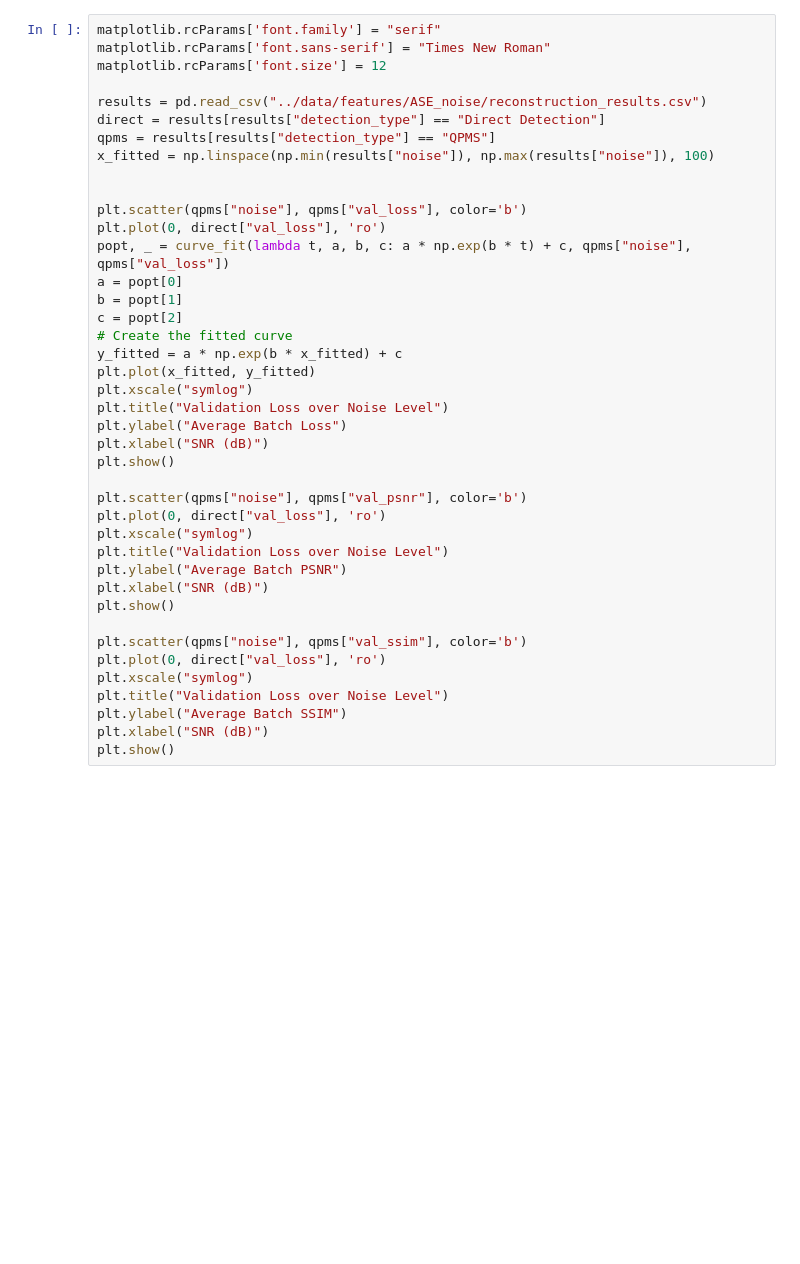
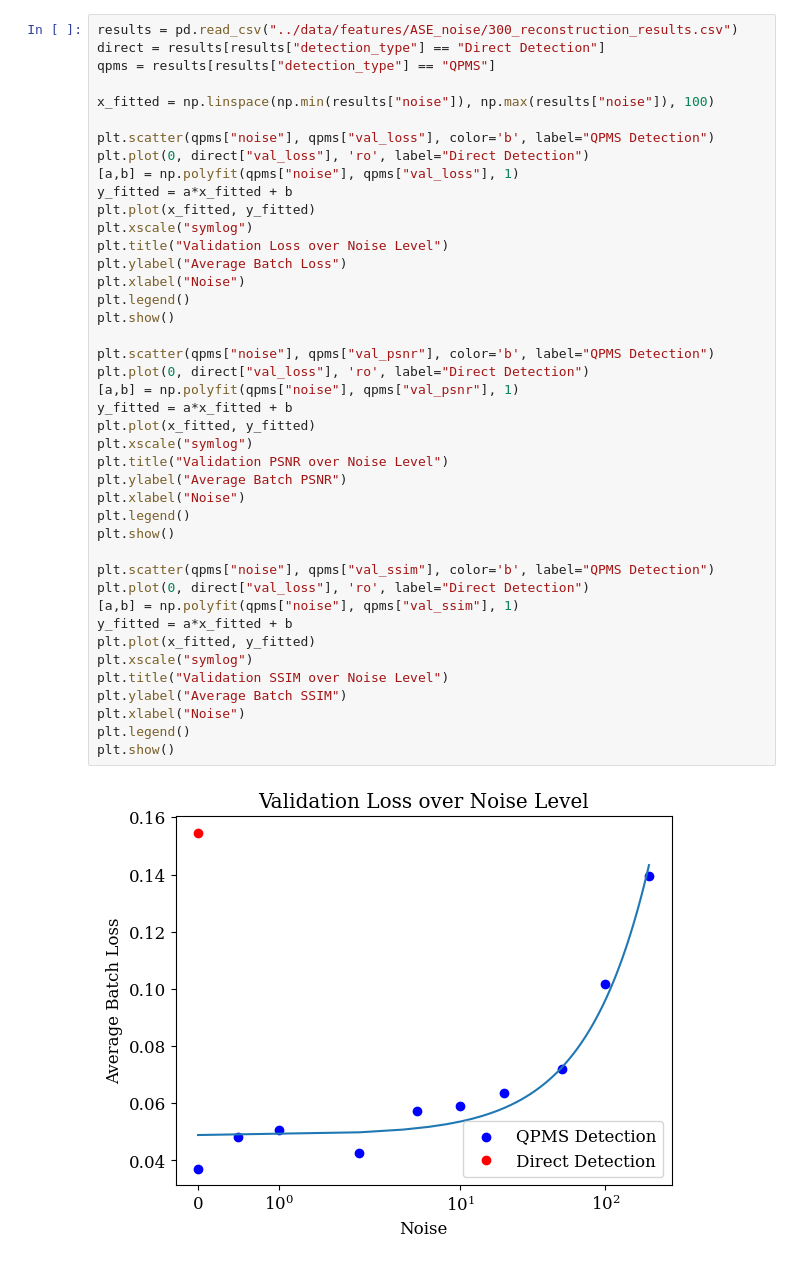
Before and after one commit to mbthomas1124/low-photon-compressive-imaging, a Jupyter notebook: code/figures.ipynb, the cells around one changed output. Drawn from its saved outputs; the diff is of its cells as text; blank space fills up the shorter version.

Commit message:
300 feature figures

```diff
--- a/code/figures.ipynb
+++ b/code/figures.ipynb
@@ -9,41 +12,44 @@ from scipy.optimize import curve_fit
 # %%
-matplotlib.rcParams['font.family'] = "serif"
-matplotlib.rcParams['font.sans-serif'] = "Times New Roman"
-matplotlib.rcParams['font.size'] = 12
-
-results = pd.read_csv("../data/features/ASE_noise/reconstruction_results.csv")
+results = pd.read_csv("../data/features/ASE_noise/300_reconstruction_results.csv")
 direct = results[results["detection_type"] == "Direct Detection"]
 qpms = results[results["detection_type"] == "QPMS"]
+
 x_fitted = np.linspace(np.min(results["noise"]), np.max(results["noise"]), 100)
 
-
-plt.scatter(qpms["noise"], qpms["val_loss"], color='b')
-plt.plot(0, direct["val_loss"], 'ro')
-popt, _ = curve_fit(lambda t, a, b, c: a * np.exp(b * t) + c, qpms["noise"], qpms["val_loss"])
-a = popt[0]
-b = popt[1]
-c = popt[2]
-# Create the fitted curve
-y_fitted = a * np.exp(b * x_fitted) + c
+plt.scatter(qpms["noise"], qpms["val_loss"], color='b', label="QPMS Detection")
+plt.plot(0, direct["val_loss"], 'ro', label="Direct Detection")
+[a,b] = np.polyfit(qpms["noise"], qpms["val_loss"], 1)
+y_fitted = a*x_fitted + b
 plt.plot(x_fitted, y_fitted)
 plt.xscale("symlog")
 plt.title("Validation Loss over Noise Level")
 plt.ylabel("Average Batch Loss")
-plt.xlabel("SNR (dB)")
+plt.xlabel("Noise")
+plt.legend()
 plt.show()
 
-plt.scatter(qpms["noise"], qpms["val_psnr"], color='b')
-plt.plot(0, direct["val_loss"], 'ro')
+plt.scatter(qpms["noise"], qpms["val_psnr"], color='b', label="QPMS Detection")
+plt.plot(0, direct["val_loss"], 'ro', label="Direct Detection")
+[a,b] = np.polyfit(qpms["noise"], qpms["val_psnr"], 1)
+y_fitted = a*x_fitted + b
+plt.plot(x_fitted, y_fitted)
 plt.xscale("symlog")
-plt.title("Validation Loss over Noise Level")
+plt.title("Validation PSNR over Noise Level")
 plt.ylabel("Average Batch PSNR")
-plt.xlabel("SNR (dB)")
+plt.xlabel("Noise")
+plt.legend()
 plt.show()
 
-plt.scatter(qpms["noise"], qpms["val_ssim"], color='b')
-plt.plot(0, direct["val_loss"], 'ro')
+plt.scatter(qpms["noise"], qpms["val_ssim"], color='b', label="QPMS Detection")
+plt.plot(0, direct["val_loss"], 'ro', label="Direct Detection")
+[a,b] = np.polyfit(qpms["noise"], qpms["val_ssim"], 1)
+y_fitted = a*x_fitted + b
+plt.plot(x_fitted, y_fitted)
 plt.xscale("symlog")
-plt.title("Validation Loss over Noise Level")
+plt.title("Validation SSIM over Noise Level")
 plt.ylabel("Average Batch SSIM")
-plt.xlabel("SNR (dB)")
+plt.xlabel("Noise")
+plt.legend()
 plt.show()
+# %% [output]
+[figure, added]
```
Also changed, not shown: parts of 4 cells of this notebook, 1 other file.
